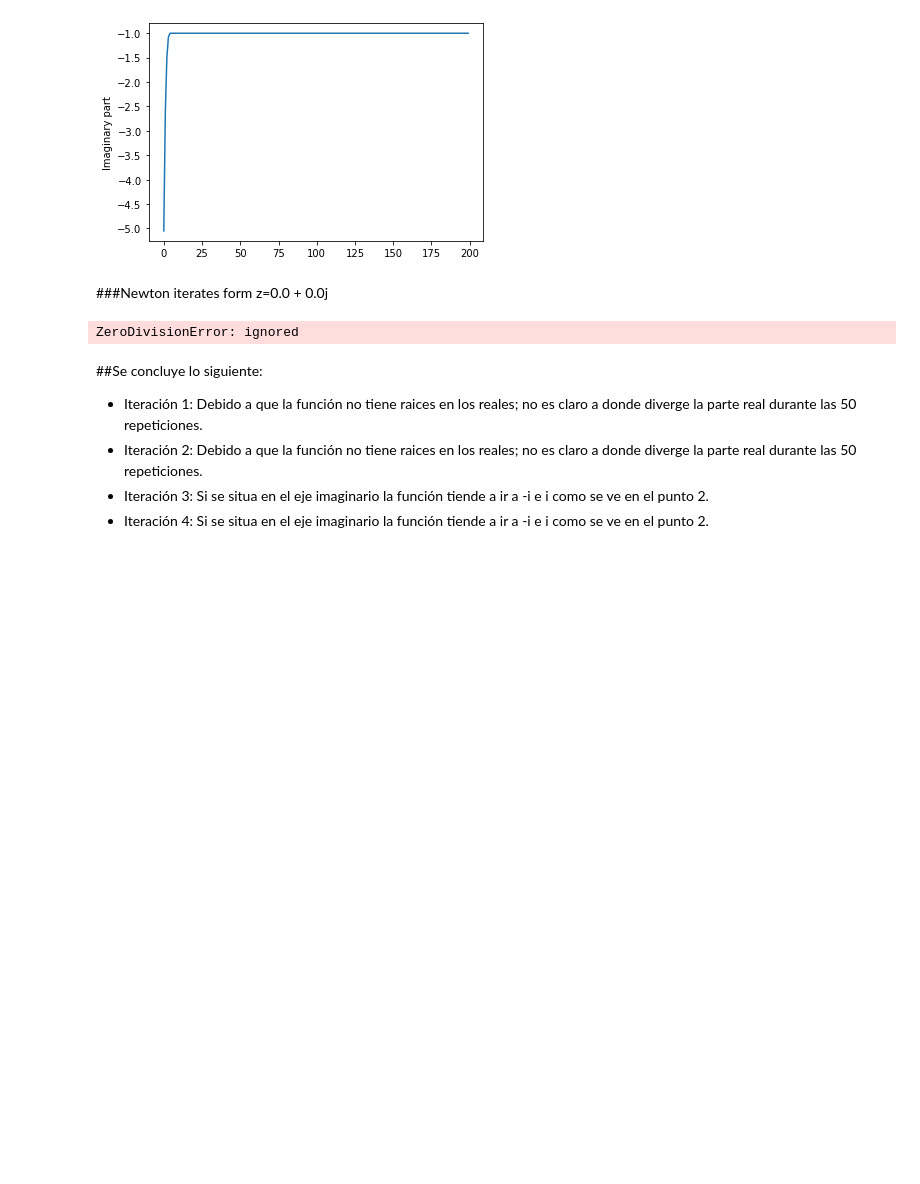
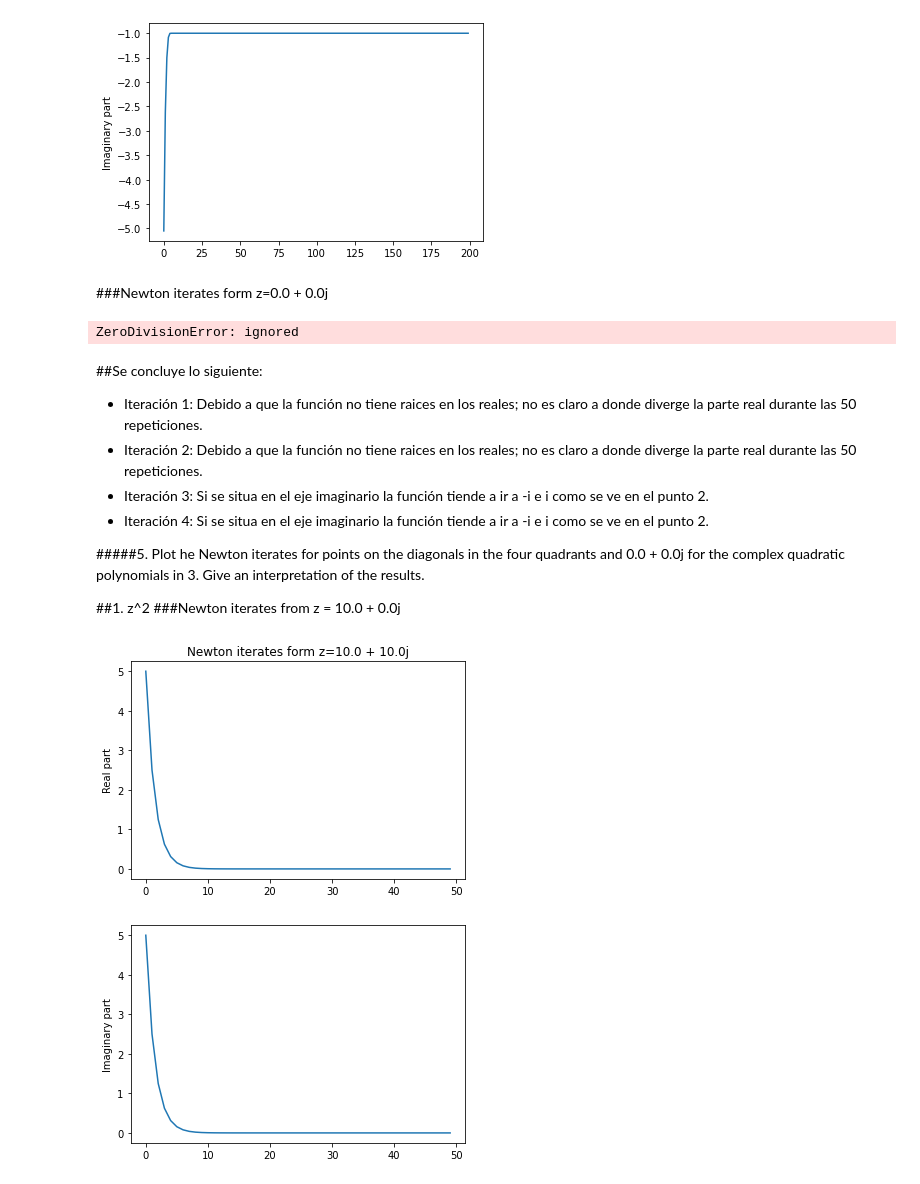
Before and after one commit to cdpinedao/AlgorithmsUN2020II, a Jupyter notebook: QuadraticEquation/QuadraticEquation.ipynb, the cells around one changed output. Drawn from its saved outputs; the diff is of its cells as text; code cells hidden in the pictures; blank space fills up the shorter version.

```diff
--- a/QuadraticEquation/QuadraticEquation.ipynb
+++ b/QuadraticEquation/QuadraticEquation.ipynb
@@ -1226,3 +1228,33 @@ ZeroDivisionError: ignored
 - Iteración 2: Debido a que la función no tiene raices en los reales; no es claro a donde diverge la parte real durante las 50 repeticiones.
 - Iteración 3: Si se situa en el eje imaginario la función tiende a ir a -i e i como se ve en el punto 2.
 - Iteración 4: Si se situa en el eje imaginario la función tiende a ir a -i e i como se ve en el punto 2.
+
+#####5. Plot he Newton iterates for points on the diagonals in the four quadrants and 0.0 + 0.0j for the complex quadratic polynomials in 3. Give an interpretation of the results.
+
+##1. z^2
+###Newton iterates from z = 10.0 + 0.0j
+# %%
+def f(z):
+    return z ** 2
+
+def df(z):
+    return 2 * z
+
+z=10.0 + 10.0j
+r=[]
+i=[]
+for k in range(50):
+  dz = df(z)
+  z = z - f(z) / dz # Newton iteration
+  r.append(np.real(z))
+  i.append(np.imag(z))
+plt.title('Newton iterates form z=10.0 + 10.0j')
+plt.plot(r)
+plt.ylabel('Real part')
+plt.show()
+plt.plot(i)
+plt.ylabel('Imaginary part')
+plt.show()
+# %% [output]
+[figure, added]
+[figure, added]
```
Also changed, not shown: parts of 32 cells of this notebook.
